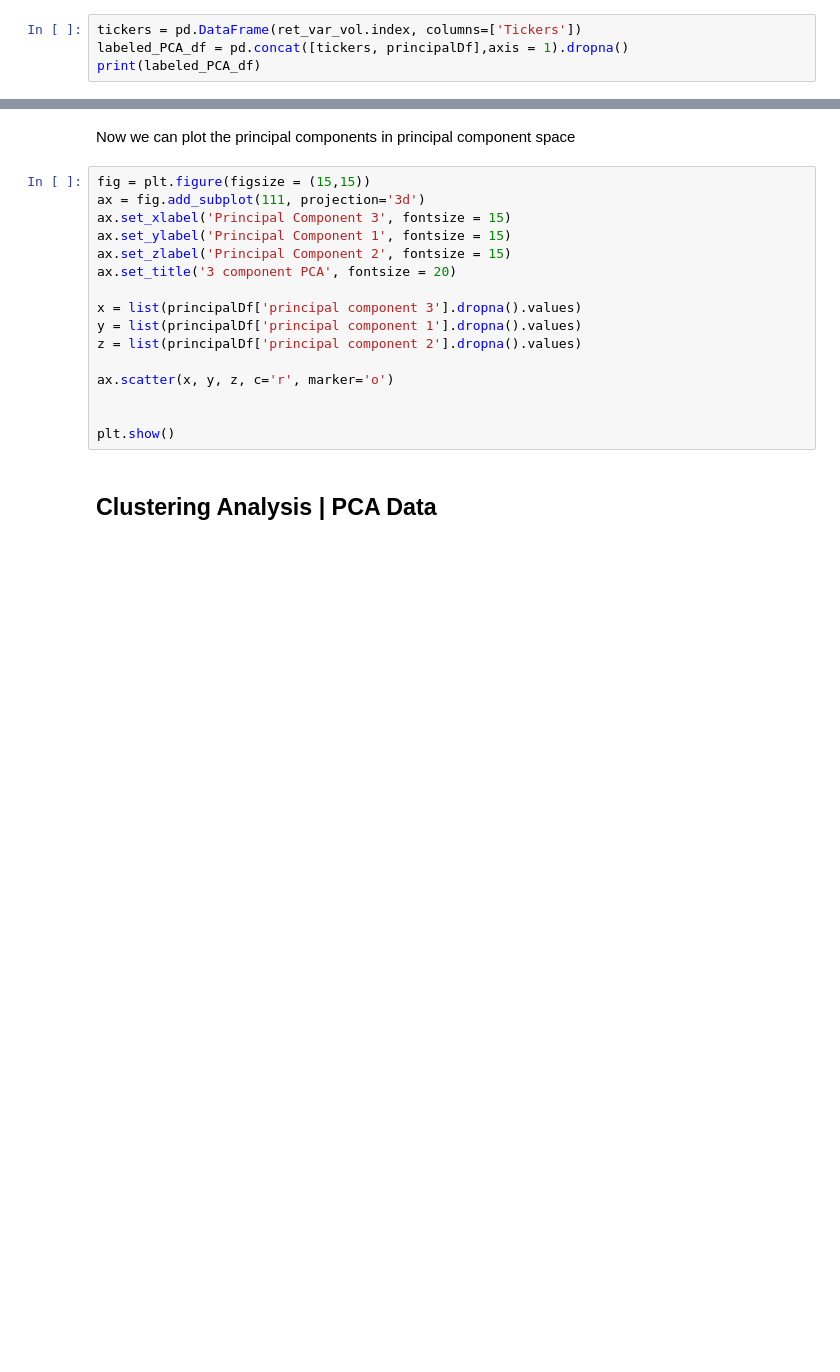
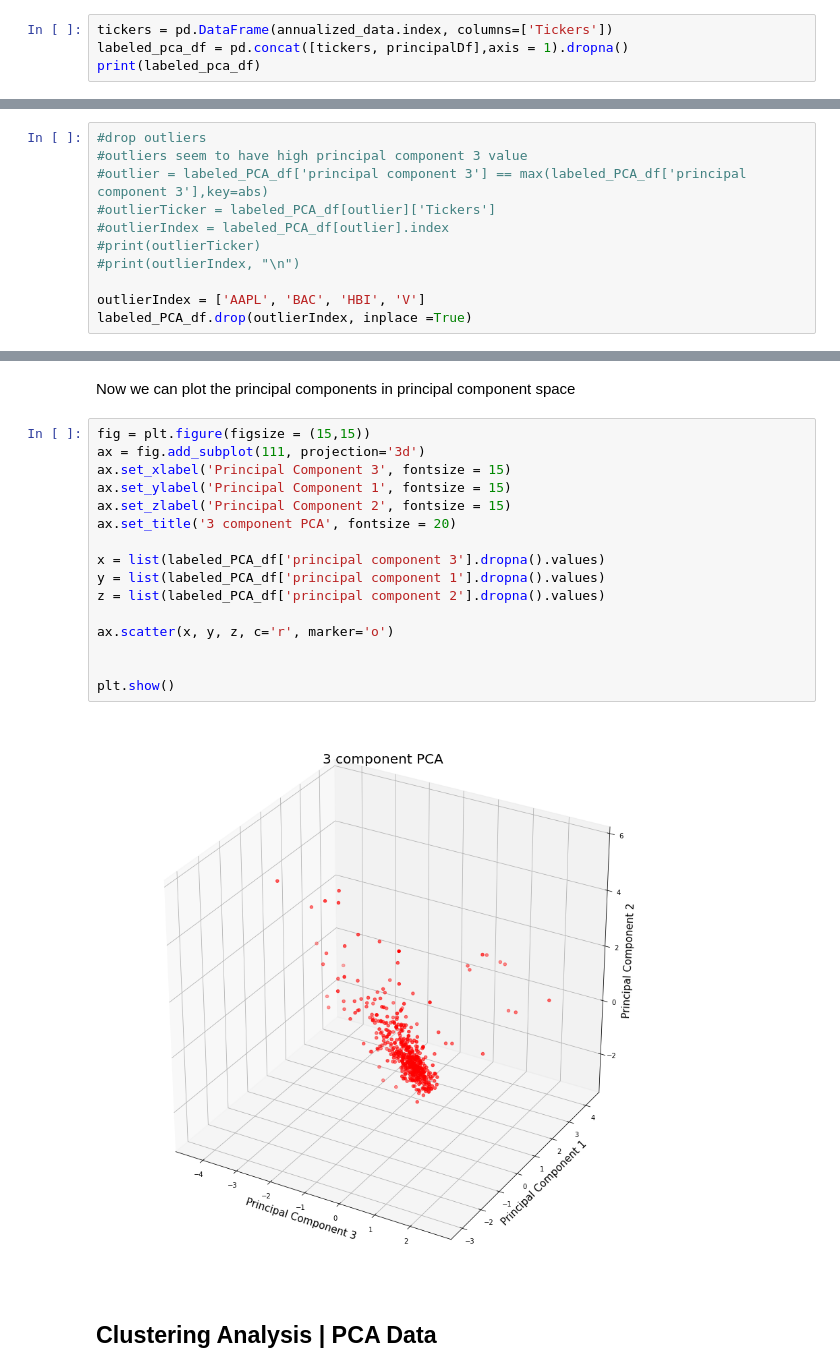
Before and after one commit to CAP4770-group9-project/final-project, a Jupyter notebook: k-means-clustering.ipynb, the cells around one changed output, grey strips where cells are left out. Drawn from its saved outputs; the diff is of its cells as text; blank space fills up the shorter version.

Commit message:
dropped PCA outliers

```diff
--- a/k-means-clustering.ipynb
+++ b/k-means-clustering.ipynb
@@ -345,6 +507,6 @@ print(principalDf)
 # %% [markdown]
 Now we can concatenate the tickers onto the principal components dataframe
 # %%
-tickers = pd.DataFrame(ret_var_vol.index, columns=['Tickers'])
-labeled_PCA_df = pd.concat([tickers, principalDf],axis = 1).dropna()
-print(labeled_PCA_df)
+tickers = pd.DataFrame(annualized_data.index, columns=['Tickers'])
+labeled_pca_df = pd.concat([tickers, principalDf],axis = 1).dropna()
+print(labeled_pca_df)
@@ -352,0 +528,11 @@ print(labeled_PCA_df)
+# %%
+#drop outliers
+#outliers seem to have high principal component 3 value
+#outlier = labeled_PCA_df['principal component 3'] == max(labeled_PCA_df['principal component 3'],key=abs)
+#outlierTicker = labeled_PCA_df[outlier]['Tickers']
+#outlierIndex = labeled_PCA_df[outlier].index
+#print(outlierTicker)
+#print(outlierIndex, "\n")
+
+outlierIndex = ['AAPL', 'BAC', 'HBI', 'V']
+labeled_PCA_df.drop(outlierIndex, inplace =True)
@@ -355,19 +545,21 @@ Now we can plot the principal components in principal component space
 # %%
 fig = plt.figure(figsize = (15,15))
 ax = fig.add_subplot(111, projection='3d')
 ax.set_xlabel('Principal Component 3', fontsize = 15)
 ax.set_ylabel('Principal Component 1', fontsize = 15)
 ax.set_zlabel('Principal Component 2', fontsize = 15)
 ax.set_title('3 component PCA', fontsize = 20)
 
-x = list(principalDf['principal component 3'].dropna().values)
-y = list(principalDf['principal component 1'].dropna().values)
-z = list(principalDf['principal component 2'].dropna().values)
+x = list(labeled_PCA_df['principal component 3'].dropna().values)
+y = list(labeled_PCA_df['principal component 1'].dropna().values)
+z = list(labeled_PCA_df['principal component 2'].dropna().values)
 
 ax.scatter(x, y, z, c='r', marker='o')
 
 
 plt.show()
+# %% [output]
+[figure, added]
 # %% [markdown]
 ## Clustering Analysis | PCA Data
 # %% [markdown]
```
Also changed, not shown: parts of 23 cells of this notebook.
